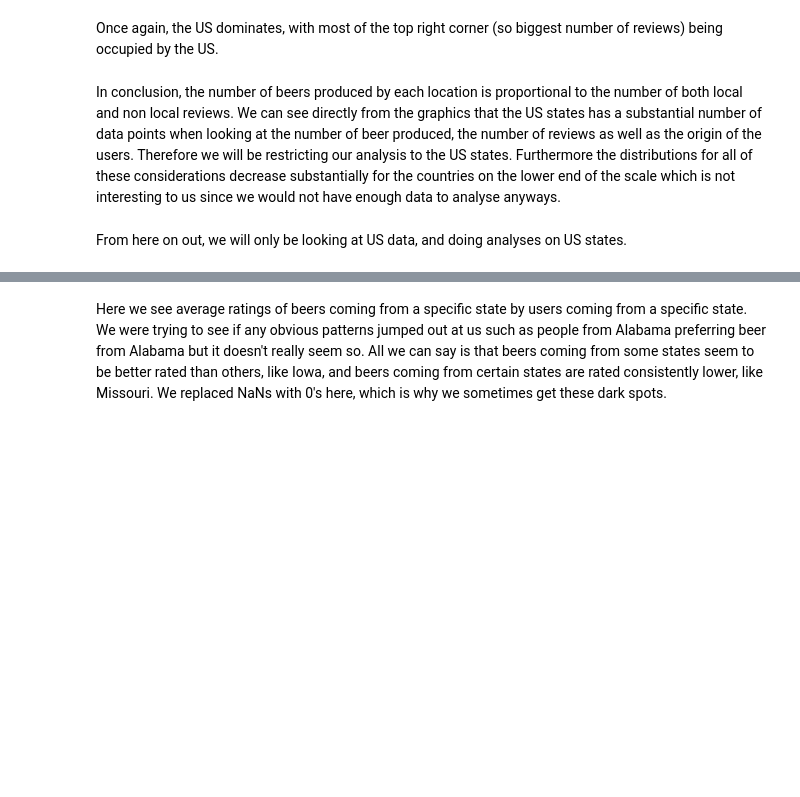
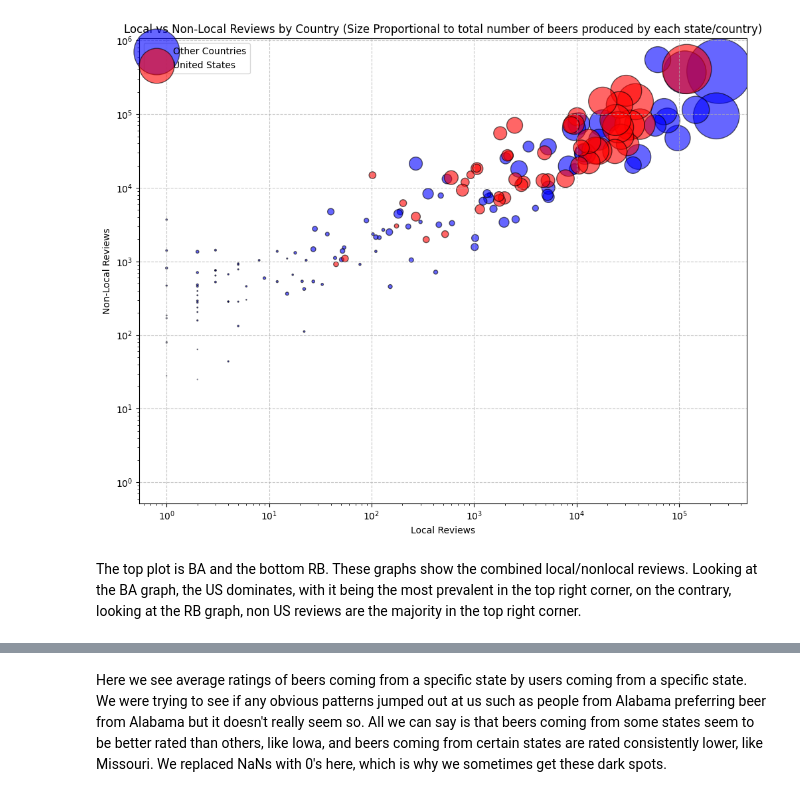
Before and after one commit to epfl-ada/ada-2024-project-x0x0, a Jupyter notebook: results.ipynb, the cells around one changed output, grey strips where cells are left out. Cells and saved outputs as stored; diff of their text form; code cells hidden in the pictures; blank space fills up the shorter version.

```diff
--- a/results.ipynb
+++ b/results.ipynb
@@ -78,6 +75,6 @@ plot_reviews(BA_breweries, BA_merged)
-# %% [markdown]
-Once again, the US dominates, with most of the top right corner (so biggest number of reviews) being occupied by the US.
-# %% [markdown]
-In conclusion, the number of beers produced by each location is proportional to the number of both local and non local reviews. We can see directly from the graphics that the US states has a substantial number of data points when looking at the number of beer produced, the number of reviews as well as the origin of the users. Therefore we will be restricting our analysis to the US states. Furthermore the distributions for all of these considerations decrease substantially for the countries on the lower end of the scale which is not interesting to us since we would not have enough data to analyse anyways.
-# %% [markdown]
-From here on out, we will only be looking at US data, and doing analyses on US states.
+# %%
+plot_reviews(RB_breweries, RB_merged)
+# %% [output]
+[figure, added]
+# %% [markdown]
+The top plot is BA and the bottom RB. These graphs show the combined local/nonlocal reviews. Looking at the BA graph, the US dominates, with it being the most prevalent in the top right corner, on the contrary, looking at the RB graph, non US reviews are the majority in the top right corner.
```
Also changed, not shown: parts of 44 cells of this notebook, 9 other files.
